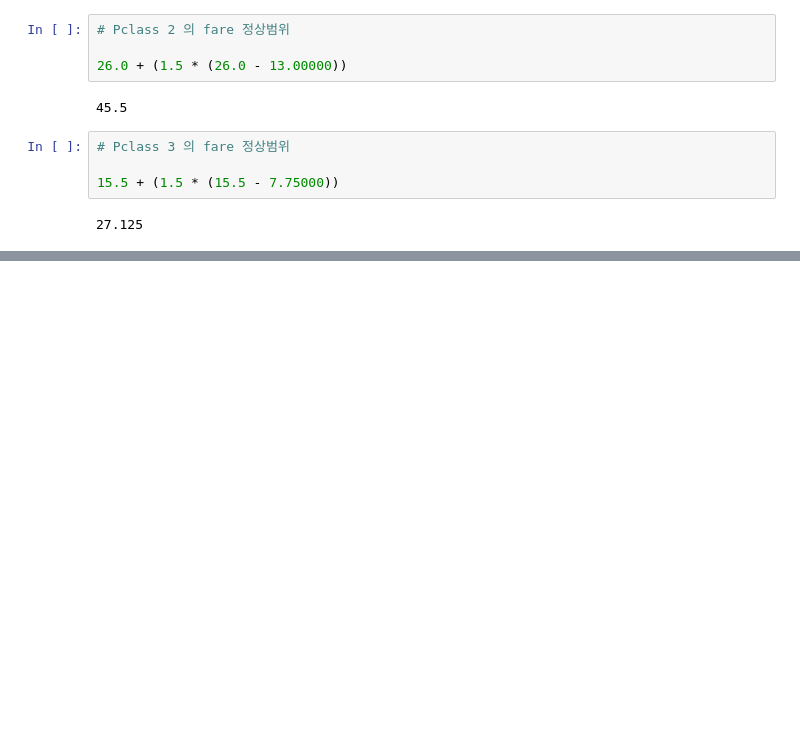
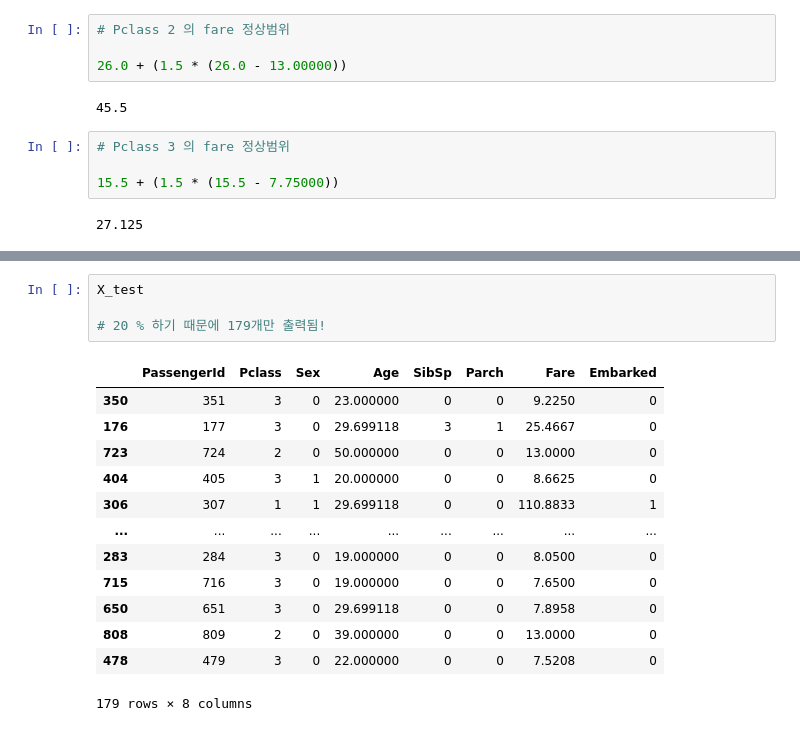
Before and after one commit to youngeunkoo/fintech_service, a Jupyter notebook: 06machine_learning/04_데이터전처리연습_titanic_Data.ipynb, the cells around one changed output, grey strips where cells are left out. Drawn from its saved outputs; the diff is of its cells as text; blank space fills up the shorter version.

```diff
--- a/06machine_learning/04_데이터전처리연습_titanic_Data.ipynb
+++ b/06machine_learning/04_데이터전처리연습_titanic_Data.ipynb
@@ -1004,0 +1300,18 @@ data[data['Ticket'] == 'CA. 2343']
+# %%
+X_test
+
+# 20 % 하기 때문에 179개만 출력됨!
+# %% [output]
+|  | PassengerId | Pclass | Sex | Age | SibSp | Parch | Fare | Embarked |
+| 350 | 351 | 3 | 0 | 23.000000 | 0 | 0 | 9.2250 | 0 |
+| 176 | 177 | 3 | 0 | 29.699118 | 3 | 1 | 25.4667 | 0 |
+| 723 | 724 | 2 | 0 | 50.000000 | 0 | 0 | 13.0000 | 0 |
+| 404 | 405 | 3 | 1 | 20.000000 | 0 | 0 | 8.6625 | 0 |
+| 306 | 307 | 1 | 1 | 29.699118 | 0 | 0 | 110.8833 | 1 |
+| ... | ... | ... | ... | ... | ... | ... | ... | ... |
+| 283 | 284 | 3 | 0 | 19.000000 | 0 | 0 | 8.0500 | 0 |
+| 715 | 716 | 3 | 0 | 19.000000 | 0 | 0 | 7.6500 | 0 |
+| 650 | 651 | 3 | 0 | 29.699118 | 0 | 0 | 7.8958 | 0 |
+| 808 | 809 | 2 | 0 | 39.000000 | 0 | 0 | 13.0000 | 0 |
+| 478 | 479 | 3 | 0 | 22.000000 | 0 | 0 | 7.5208 | 0 |
+179 rows × 8 columns
```
Also changed, not shown: parts of 48 cells of this notebook.
